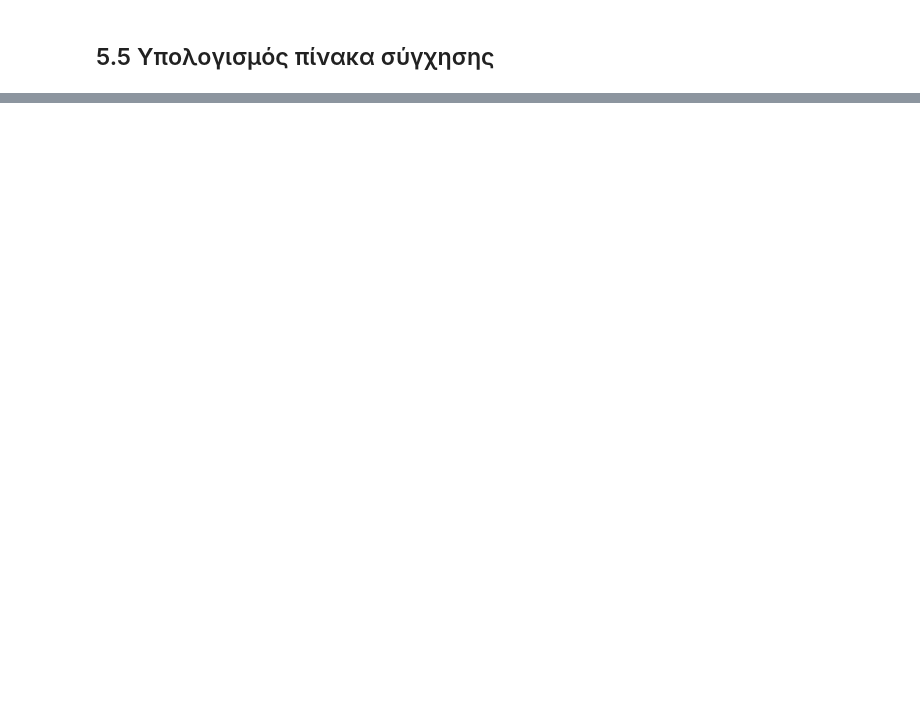
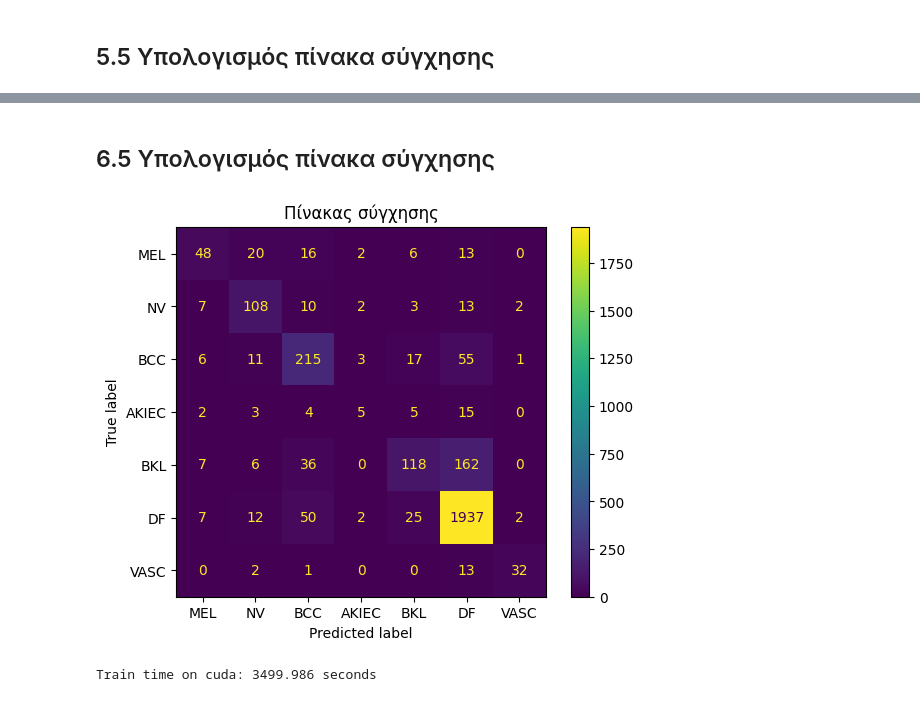
Before and after one commit to michaelkinnas/HUA-DIT-Machine-Learning, a Jupyter notebook: Excersise2/excersise2.ipynb, the cells around one changed output, grey strips where cells are left out. Saved outputs shown, nothing was run; the diff lists cells and outputs as text; code cells hidden in the pictures; blank space fills up the shorter version.

```diff
--- a/Excersise2/excersise2.ipynb
+++ b/Excersise2/excersise2.ipynb
@@ -18,6 +22,8 @@ import numpy as np
 # %% [markdown]
 Επιλογή συσκευής
 # %%
+start_time = timer()
+
 device = ("cuda" if torch.cuda.is_available()
           else "mps" if torch.backends.mps.is_available()
           else "cpu")
@@ -138,0 +221,2 @@ display_conf_matrix(y_preds, test, classes)
+# %%
+y_preds = test_net(model, test_dataloader, loss_fn, device)
@@ -138,0 +225,10 @@ display_conf_matrix(y_preds, test, classes)
+# %% [markdown]
+## 6.5 Υπολογισμός πίνακα σύγχησης
+# %%
+display_conf_matrix(y_preds, test, classes)
+
+# Print total time since start_time
+print_train_time(start=start_time, end=timer(), device=device)
+# %% [output]
+[figure, added]
+Train time on cuda: 3499.986 seconds
```
Also changed, not shown: parts of 20 cells of this notebook, 3 other files.
